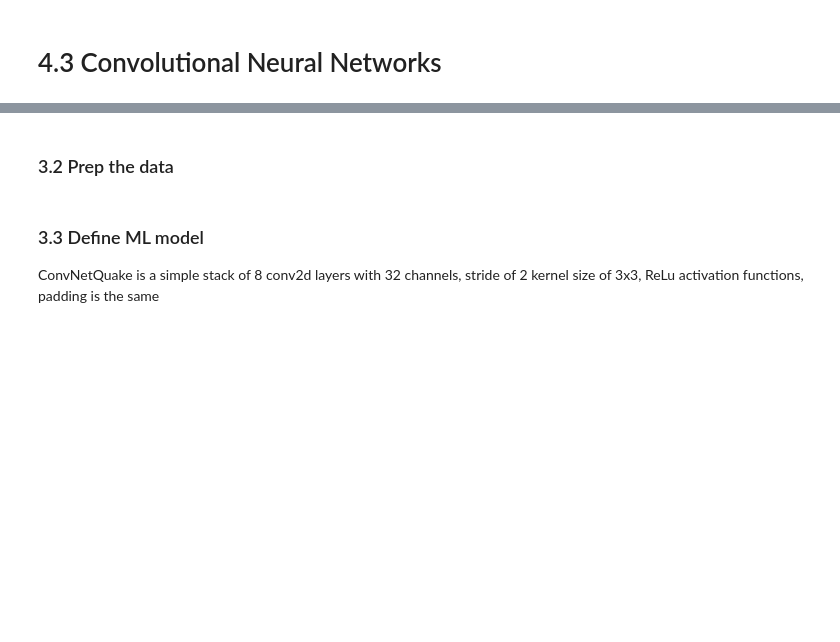
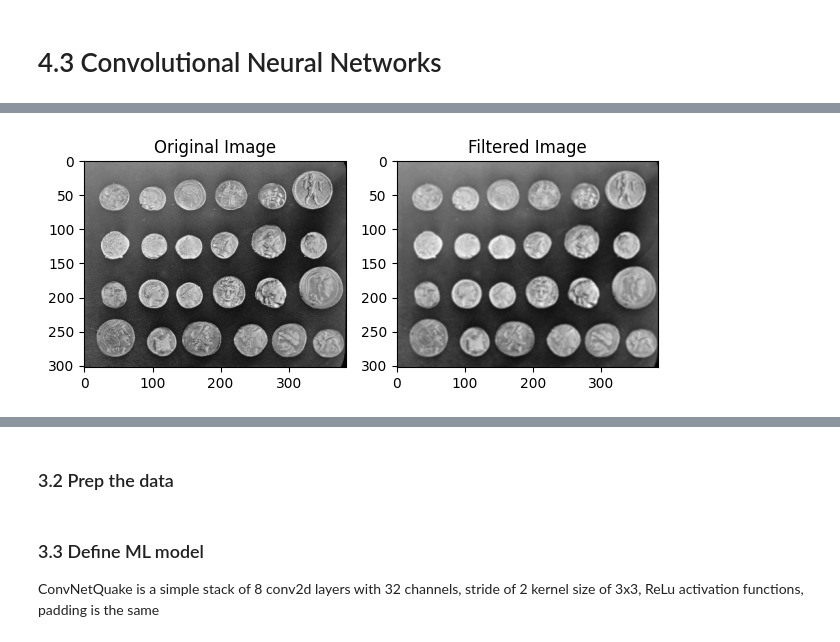
Before and after one commit to geo-smart/mlgeo, a Jupyter notebook: book/Chapter4-DeepLearning/mlgeo_4.3_CNN.ipynb, the cells around one changed output, grey strips where cells are left out. Cells and saved outputs as stored; diff of their text form; code cells hidden in the pictures; blank space fills up the shorter version.

```diff
--- a/book/Chapter4-DeepLearning/mlgeo_4.3_CNN.ipynb
+++ b/book/Chapter4-DeepLearning/mlgeo_4.3_CNN.ipynb
@@ -55,0 +68,24 @@ A great lecture about CNN is one done at Stanford, [CS230](https://stanford.edu/
+# %%
+# Load an example image from scikit-image
+image = data.coins()
+
+# What is the filter length/width dimension?
+filterDimension = 3
+
+# Define a mean filter
+mean_filter = np.ones((filterDimension, filterDimension)) / (filterDimension*filterDimension)
+
+# Apply the mean filter to the image using convolution
+filtered_image = convolve2d(image, mean_filter, mode='same', boundary='symm')
+
+fig, ax = plt.subplots(1, 2)
+
+ax[0].imshow(image, cmap='gray')
+ax[0].set_title('Original Image')
+
+ax[1].imshow(filtered_image, cmap='gray')
+ax[1].set_title('Filtered Image')
+
+fig.tight_layout()
+# %% [output]
+[figure, added]
```
Also changed, not shown: parts of 45 cells of this notebook, 3 other files.
